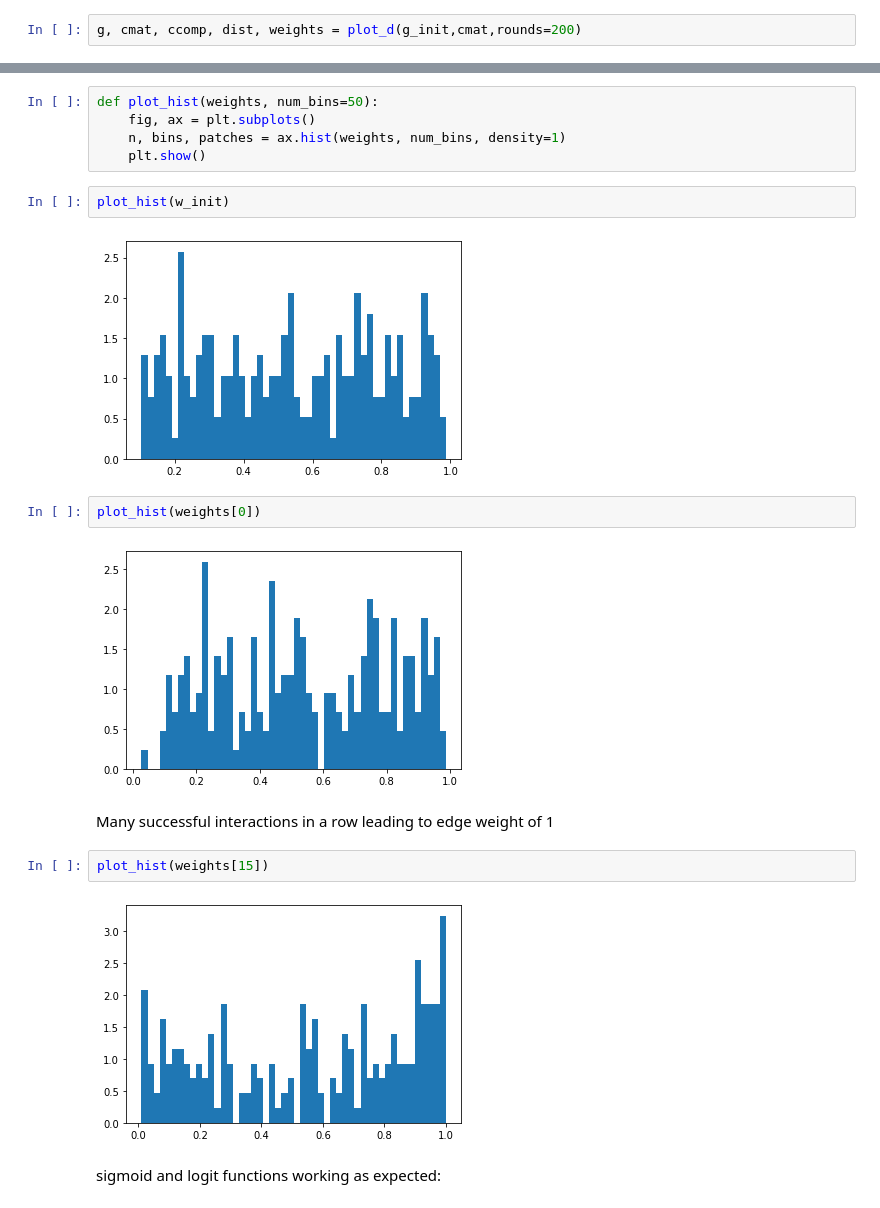
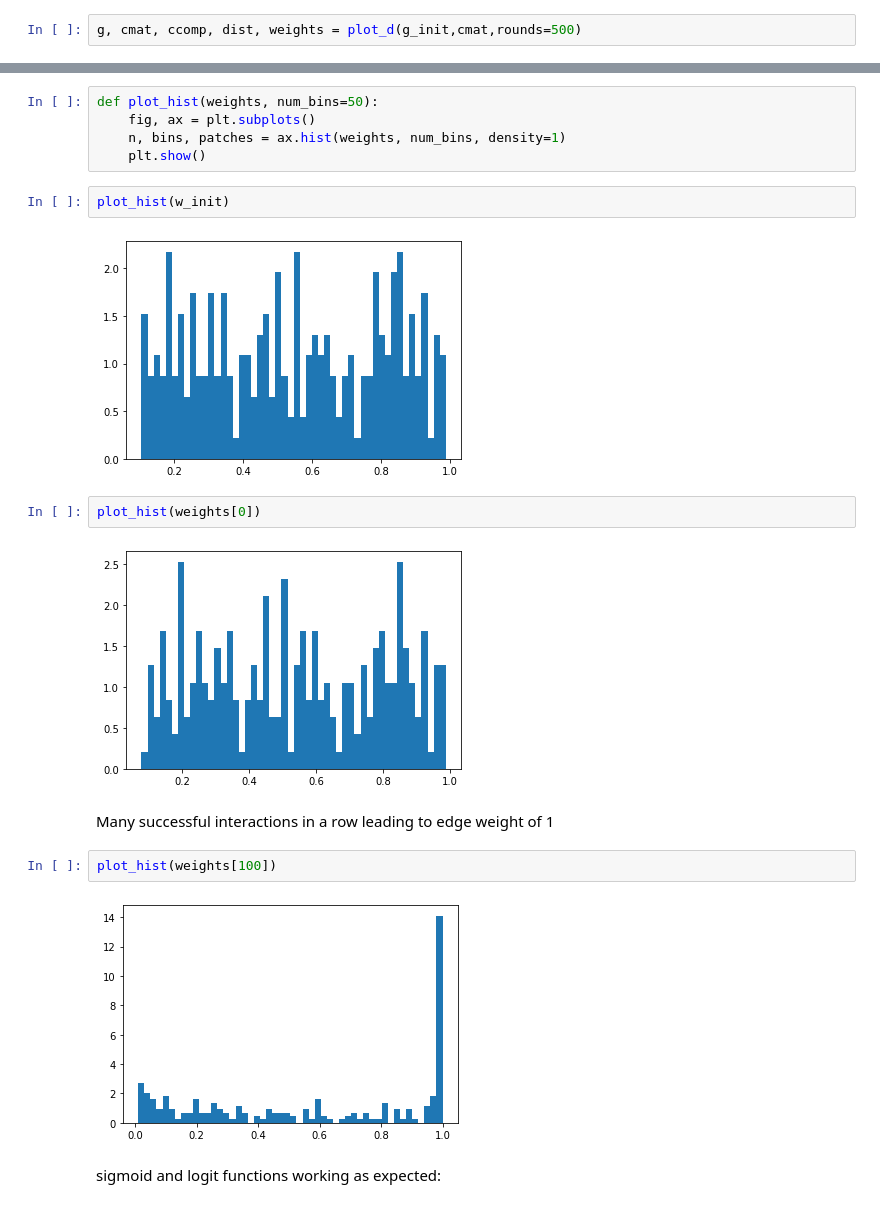
Before and after one commit to dkimpara/DiverseNode, a Jupyter notebook: jupyter-tests.ipynb, the cells around one changed output, grey strips where cells are left out. Cells and saved outputs as stored; diff of their text form.

```diff
--- a/jupyter-tests.ipynb
+++ b/jupyter-tests.ipynb
@@ -45,5 +44,5 @@ plt.scatter(list(range(len(w_init))),w_init)
 # %%
-g, cmat, ccomp, dist, weights = plot_d(g_init,cmat,rounds=200)
+g, cmat, ccomp, dist, weights = plot_d(g_init,cmat,rounds=500)
 # %%
 len(weights)
 # %% [output]
@@ -63,16 +62,16 @@ def plot_hist(weights, num_bins=50):
 # %%
 plot_hist(w_init)
 # %% [output]
-[figure, old version]
+[figure, new version]
 # %%
 plot_hist(weights[0])
 # %% [output]
-[figure, old version]
+[figure, new version]
 # %% [markdown]
 Many successful interactions in a row leading to edge weight of 1
 # %%
-plot_hist(weights[15])
+plot_hist(weights[100])
 # %% [output]
-[figure, old version]
+[figure, new version]
 # %% [markdown]
 sigmoid and logit functions working as expected:
```
Also changed, not shown: parts of 9 cells of this notebook, 3 other files.
